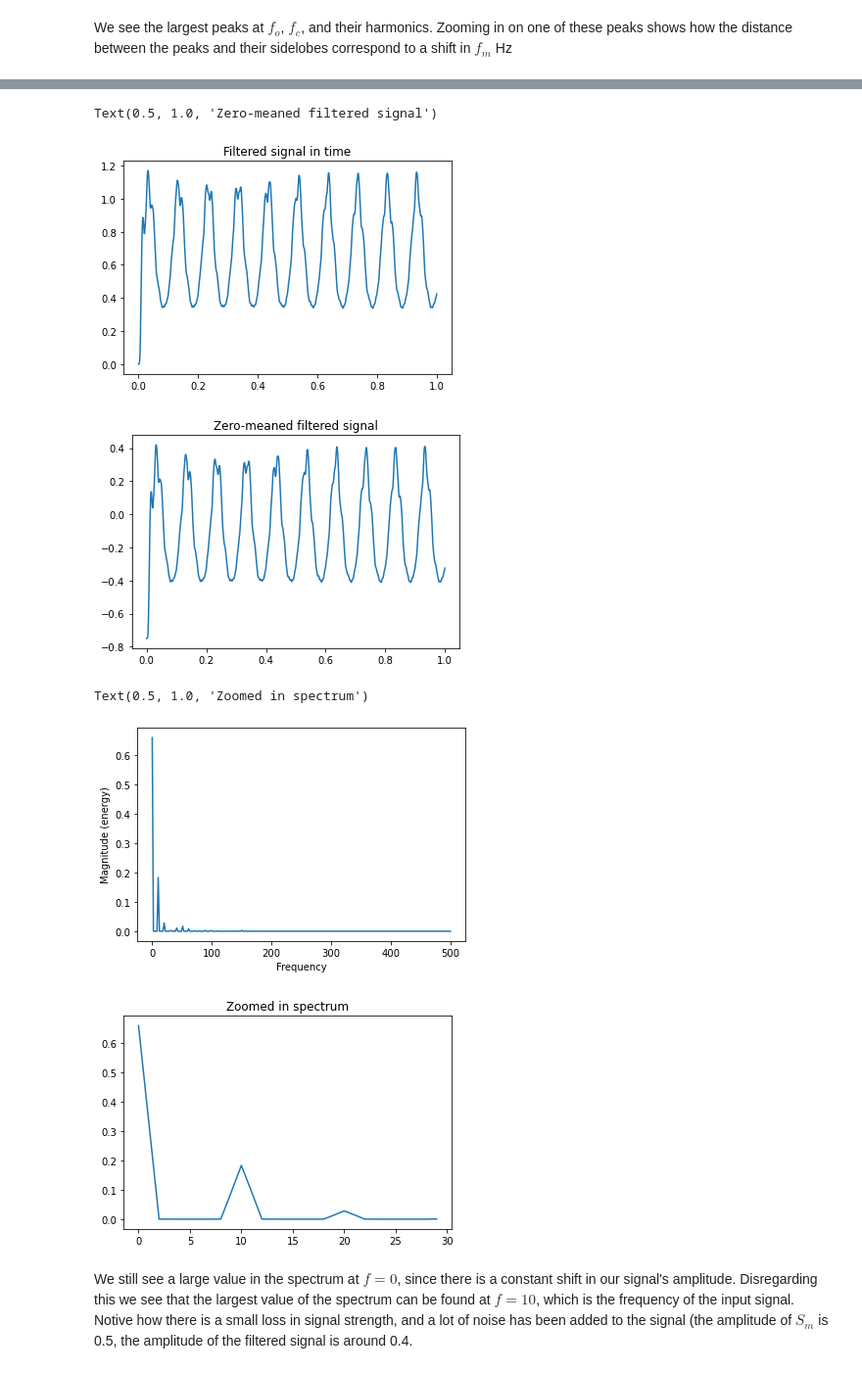
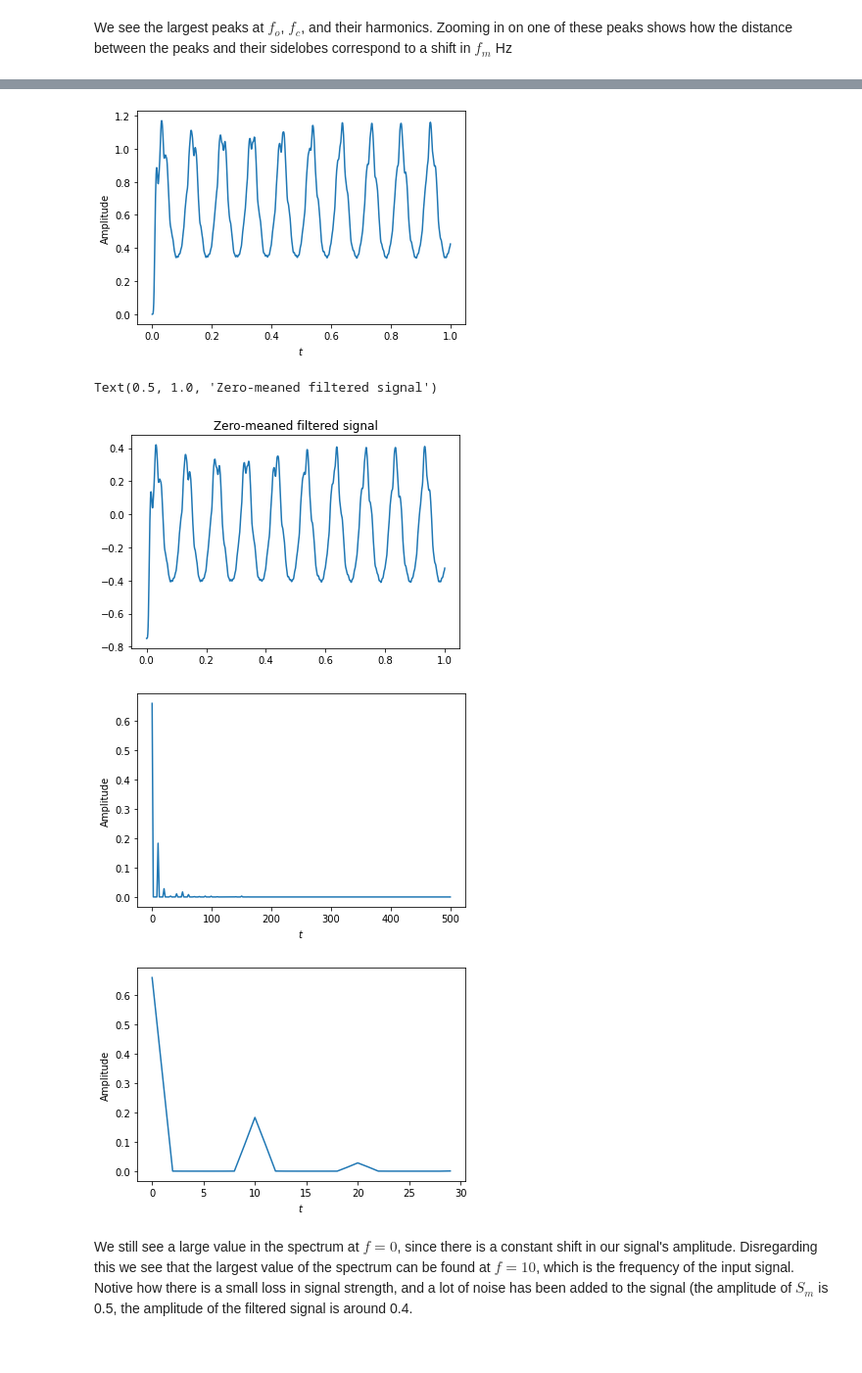
Before and after one commit to ahll19/P6, a Jupyter notebook: AM_mixer.ipynb, the cells around one changed output, grey strips where cells are left out. Shown at 98% size. Saved outputs shown, nothing was run; the diff lists cells and outputs as text; code cells hidden in the pictures.

```diff
--- a/AM_mixer.ipynb
+++ b/AM_mixer.ipynb
@@ -80,9 +94,11 @@ b,a = ss.butter(6, twopi*fm, fs=len(t))
 sm_filtered = ss.lfilter(b, a, I)
 
 # plotting the filtered signal
-fig, ax = plt.subplots()
-ax.plot(t, sm_filtered)
-ax.set_title("Filtered signal in time")
+plt.plot(t, sm_filtered)
+plt.xlabel(r"$t$")
+plt.ylabel("Amplitude")
+plt.savefig("filtered_signal.pdf")
+plt.show()
 
 # plotting a zero-meaned version of te filtered signal
 meaned_filtered = sm_filtered - 0.75
@@ -90,19 +106,24 @@ _fig, _ax = plt.subplots()
 _ax.plot(t, meaned_filtered)
 _ax.set_title("Zero-meaned filtered signal")
 # %% [output]
+[figure, new version]
 Text(0.5, 1.0, 'Zero-meaned filtered signal')
-[figure, old version]
 [figure]
 # %%
 # plotting the spectrum of the filtered signal
 spec, freqs_filtered, _l = plt.magnitude_spectrum(sm_filtered, len(t))
-fig, ax = plt.subplots()
-ax.plot(freqs_filtered[:30], spec[:30])
-ax.set_title("Zoomed in spectrum")
+plt.xlabel(r"$t$")
+plt.ylabel("Amplitude")
+plt.savefig("spectrogram_filtered.pdf")
+plt.show()
+plt.plot(freqs_filtered[:30], spec[:30])
+plt.xlabel(r"$t$")
+plt.ylabel("Amplitude")
+plt.savefig("spectrogram_filtered_zoom.pdf")
+plt.show()
 # %% [output]
-Text(0.5, 1.0, 'Zoomed in spectrum')
-[figure, old version]
+[figure, new version]
-[figure, old version]
+[figure, new version]
 # %% [markdown]
 We still see a large value in the spectrum at $f=0$, since there is a constant shift in our signal's amplitude. Disregarding this we see that the largest value of the spectrum can be found at $f=10$, which is the frequency of the input signal.<br>
 Notive how there is a small loss in signal strength, and a lot of noise has been added to the signal (the amplitude of $S_m$ is 0.5, the amplitude of the filtered signal is around 0.4.
```
Also changed, not shown: parts of 7 cells of this notebook.
